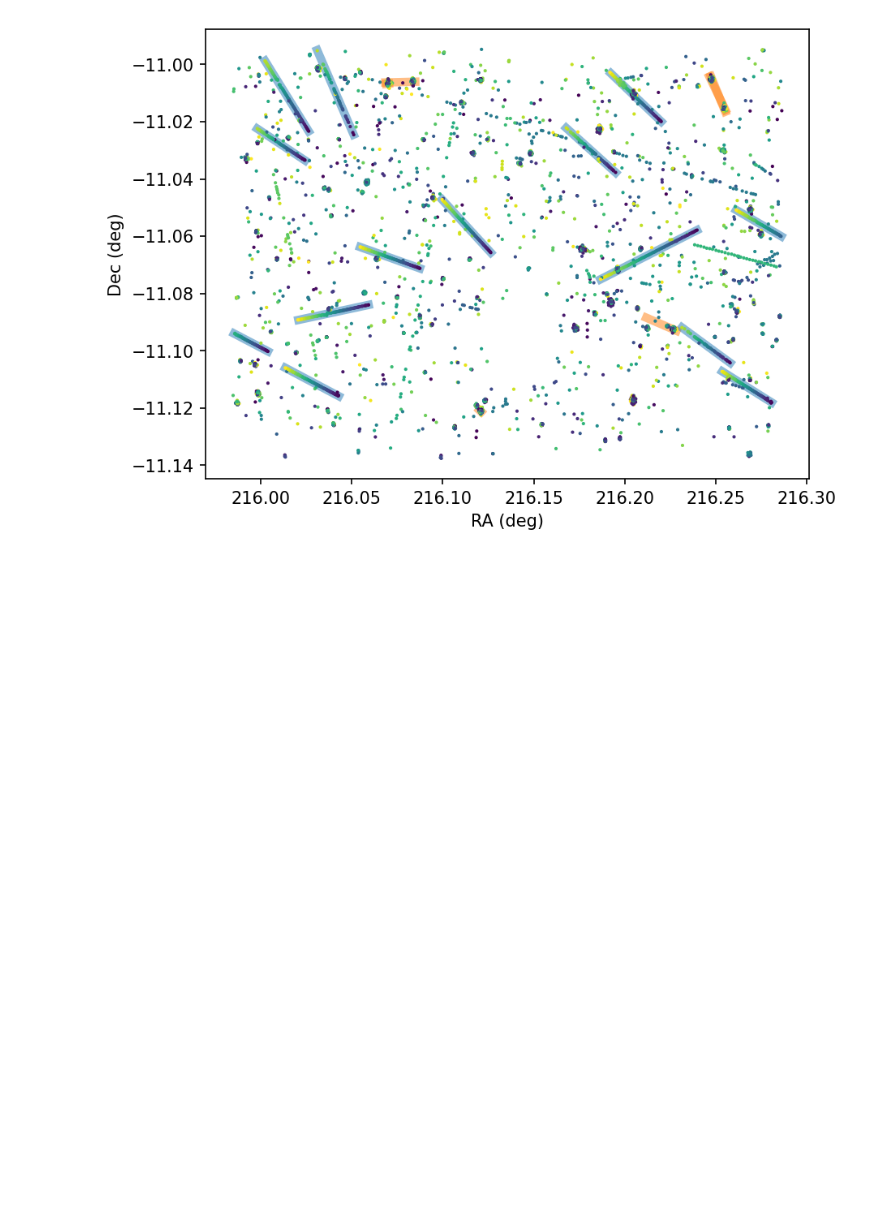
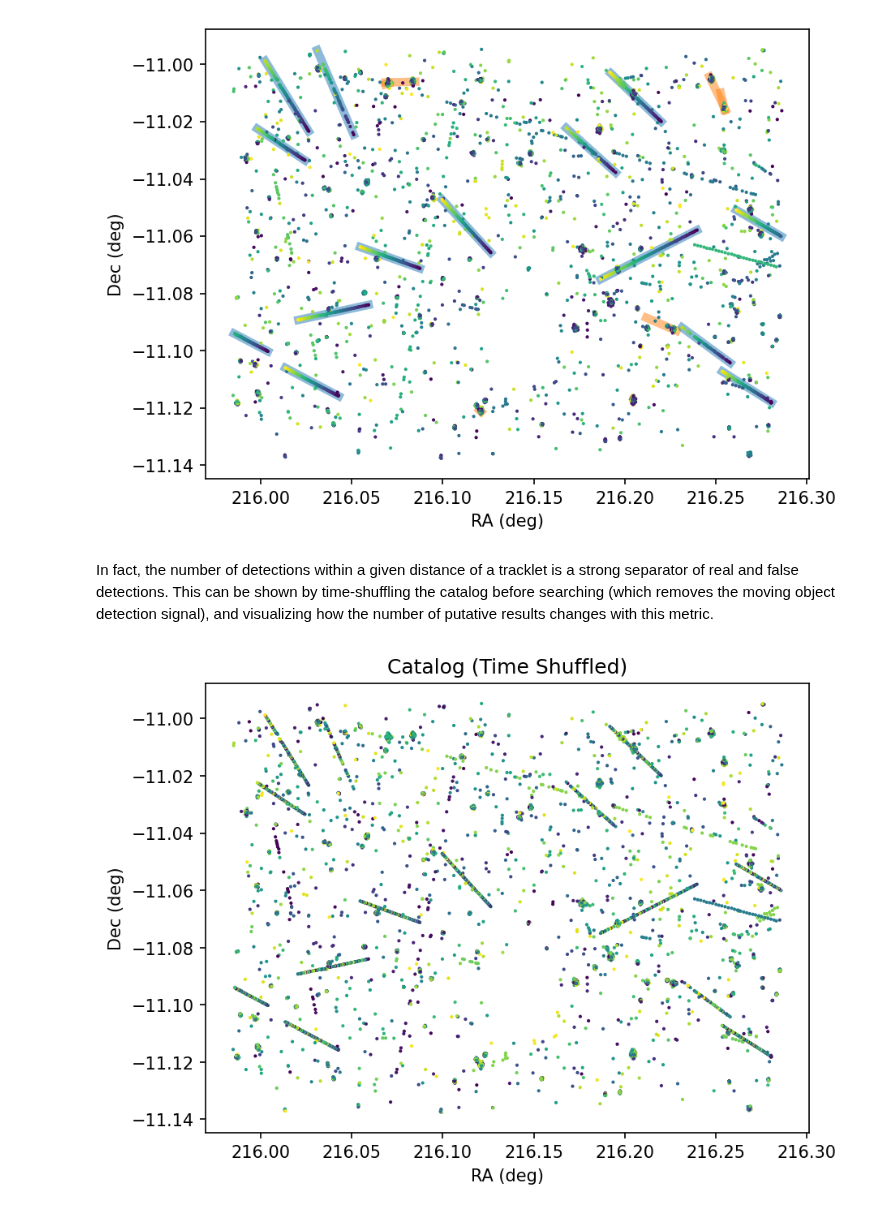
Before and after one commit to stevenstetzler/find-asteroids, a Jupyter notebook: docs/notebooks/search.ipynb, the cells around one changed output. Saved outputs shown, nothing was run; the diff lists cells and outputs as text; code cells hidden in the pictures; blank space fills up the shorter version.

```diff
--- a/docs/notebooks/search.ipynb
+++ b/docs/notebooks/search.ipynb
@@ -185,3 +184,28 @@ plt.ylabel(f"Dec ({sky_unit})")
 plt.show()
 # %% [output]
 [figure]
+# %% [markdown]
+In fact, the number of detections within a given distance of a tracklet is a strong separator of real and false detections. This can be shown by time-shuffling the catalog before searching (which removes the moving object detection signal), and visualizing how the number of putative results changes with this metric.
+# %%
+catalog = astropy.table.Table.read("catalog.ecsv")
+times = np.unique(catalog['time'])
+shuffled = np.random.permutation(times)
+catalog_shuffled = []
+for orig, new in zip(times, shuffled):
+    c = catalog[catalog['time'] == orig]
+    c['time'] = new
+    catalog_shuffled.append(c)
+
+catalog_shuffled = astropy.table.vstack(catalog_shuffled)
+catalog_shuffled.write("catalog_shuffled.ecsv", overwrite=True)
+
+X = np.array([catalog_shuffled['ra'].to(sky_unit), catalog_shuffled['dec'].to(sky_unit), catalog_shuffled['time'].to(time_unit)]).T
+
+fig = plt.figure(dpi=150, facecolor='white')
+plt.scatter(X[:, 0], X[:, 1], c=X[:, 2], s=1)
+plt.title("Catalog (Time Shuffled)")
+plt.xlabel(f"RA ({sky_unit})")
+plt.ylabel(f"Dec ({sky_unit})")
+plt.show()
+# %% [output]
+[figure, added]
```
Also changed, not shown: parts of 5 cells of this notebook, 1 other file.
